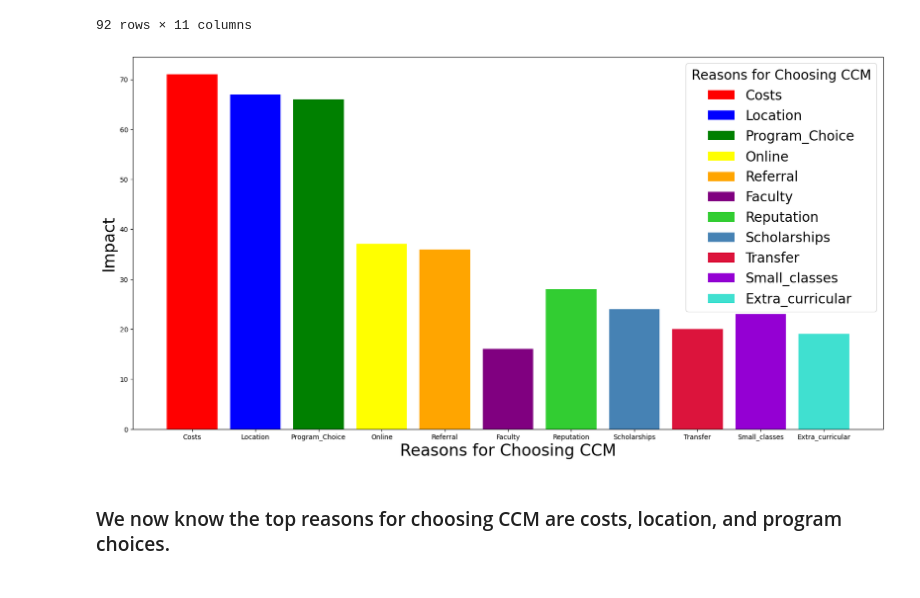
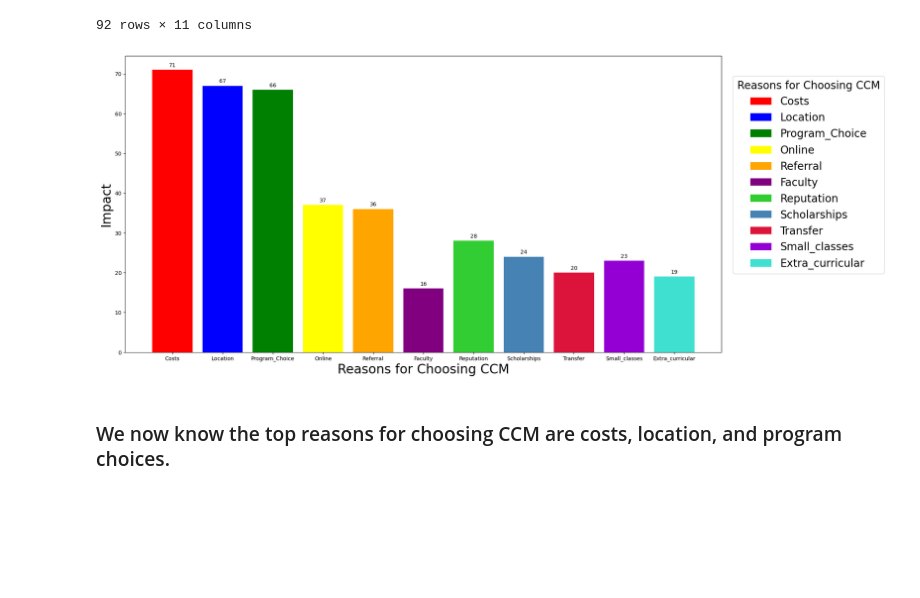
Before and after one commit to ccmjvelardi/Project-1---College-Recruitment-Improvement-Study, a Jupyter notebook: Data_Science_Project_#1/survey_plots.ipynb, the cells around one changed output. Drawn from its saved outputs; the diff is of its cells as text; code cells hidden in the pictures; blank space fills up the shorter version.

Commit message:
Numbers to second graph
Added numbers on top of each bar graph for question 2.

```diff
--- a/Data_Science_Project_#1/survey_plots.ipynb
+++ b/Data_Science_Project_#1/survey_plots.ipynb
@@ -173,36 +173,93 @@ extra_curricular = question2df[question2df["extra_curricular"] == "High Impact"]
 plt.figure(figsize=(20,10))
 
 #Create the x-axis label
 plt.xlabel("Reasons for Choosing CCM", fontsize=24)
 
 #Create the y-axis label
 plt.ylabel("Impact", fontsize=24)
 
 #Colors used for the bar graph and legend
 colors2 = ["red", "blue", "green", "yellow", "orange", "purple", "limegreen", "steelblue", "crimson", "darkviolet", "turquoise"]
 
-#Plot each bar counting the filtered count and designate each color
+#Plot bar counting the filtered count and designate each color
 plt.bar('Costs', cost['cost'].count(), color=colors2[0])
+
+#Add text to the top of bar
+plt.text('Costs', cost['cost'].count() + 0.75, cost['cost'].count(), ha='center')
+
+#Plot bar counting the filtered count and designate each color
 plt.bar('Location', location['location'].count(), color=colors2[1])
+
+#Add text to the top of bar
+plt.text('Location', location['location'].count() + 0.75, location['location'].count(), ha='center')
+
+#Plot bar counting the filtered count and designate each color
 plt.bar('Program_Choice', choice['choice'].count(), color=colors2[2])
+
+#Add text to the top of bar
+plt.text('Program_Choice', choice['choice'].count() + 0.75, choice['choice'].count(), ha='center')
+
+
+#Plot bar counting the filtered count and designate each color
 plt.bar('Online', online['online'].count(), color=colors2[3])
+
+#Add text to the top of bar
+plt.text('Online', online['online'].count() + 0.75, online['online'].count(), ha='center')
+
+#Plot bar counting the filtered count and designate each color
 plt.bar('Referral', referral['referral'].count(), color=colors2[4])
+
+#Add text to the top of bar
+plt.text('Referral', referral['referral'].count() + 0.75, referral['referral'].count(), ha='center')
+
+#Plot bar counting the filtered count and designate each color
 plt.bar('Faculty', faculty['faculty'].count(), color=colors2[5])
+
+#Add text to the top of bar
+plt.text('Faculty', faculty['faculty'].count() + 0.75, faculty['faculty'].count(), ha='center')
+
+#Plot bar counting the filtered count and designate each color
 plt.bar('Reputation', reputation['reputation'].count(), color=colors2[6])
+
+#Add text to the top of bar
+plt.text('Reputation', reputation['reputation'].count() + 0.75, reputation['reputation'].count(), ha='center')
+
+#Plot bar counting the filtered count and designate each color
 plt.bar('Scholarships', scholarships['scholarships'].count(), color=colors2[7])
+
+#Add text to the top of bar
+plt.text('Scholarships', scholarships['scholarships'].count() + 0.75, scholarships['scholarships'].count(), ha='center')
+
+#Plot bar counting the filtered count and designate each color
 plt.bar('Transfer', transfer['transfer'].count(), color=colors2[8])
+
+#Add text to the top of bar
+plt.text('Transfer', transfer['transfer'].count() + 0.75, transfer['transfer'].count(), ha='center')
+
+#Plot bar counting the filtered count and designate each color
 plt.bar('Small_classes', small_classes['small_classes'].count(), color=colors2[9])
+
+#Add text to the top of bar
+plt.text('Small_classes', small_classes['small_classes'].count() + 0.75, small_classes['small_classes'].count(), ha='center')
+
+#Plot bar counting the filtered count and designate each color
 plt.bar('Extra_curricular', extra_curricular['extra_curricular'].count(), color=colors2[10])
 
+#Add text to the top of bar
+plt.text('Extra_curricular', extra_curricular['extra_curricular'].count() + 0.75, extra_curricular['extra_curricular'].count(), ha='center')
+
 #Add a legend to improve readability for each column
-plt.legend(['Costs', 'Location', 'Program_Choice', 'Online', 'Referral', 'Faculty', 'Reputation', 'Scholarships', 'Transfer', 'Small_classes', 'Extra_curricular'], fontsize=20, title_fontsize=20, title = "Reasons for Choosing CCM")
+plt.legend(['Costs', 'Location', 'Program_Choice', 'Online',
+'Referral', 'Faculty', 'Reputation', 'Scholarships', 'Transfer',
+'Small_classes', 'Extra_curricular'], fontsize=20, title_fontsize=20,
+title = "Reasons for Choosing CCM", bbox_to_anchor=(1.01, 0.95), loc='upper left',)
 
 #Save plot as a png
 plt.savefig('question2.png', dpi=300, bbox_inches='tight')
 
 plt.show()
 # %% [output]
-[figure, old version]
+[figure, new version]
 # %% [markdown]
 ### We now know the top reasons for choosing CCM are costs, location, and program choices.
 ###
```
Also changed, not shown: parts of 1 cell of this notebook, 1 other file.
